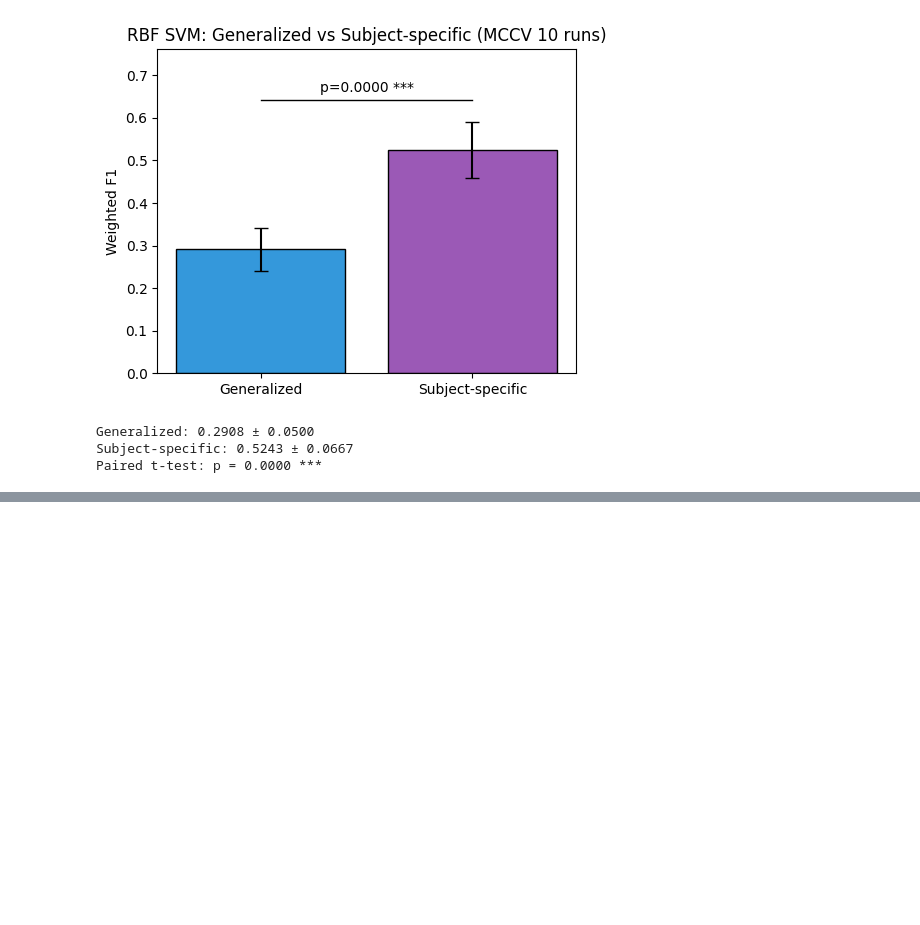
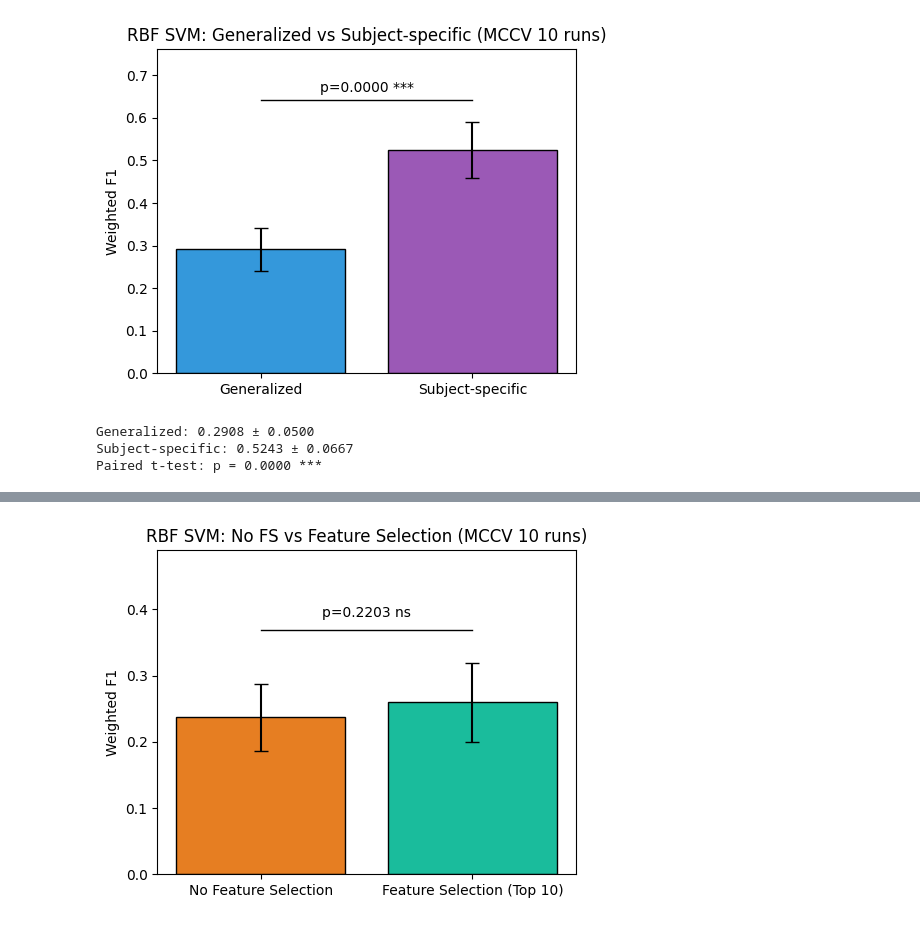
Before and after one commit to Spector3702/MuscleRecovery, a Jupyter notebook: rbf_svm.ipynb, the cells around one changed output, grey strips where cells are left out. Drawn from its saved outputs; the diff is of its cells as text; code cells hidden in the pictures; blank space fills up the shorter version.

Commit message:
feature selection for rbf svm

```diff
--- a/rbf_svm.ipynb
+++ b/rbf_svm.ipynb
@@ -333,0 +323,90 @@ Saved rbf_svm results to model_results/rbf_svm_results.json
+# %%
+# No Feature Selection vs Feature Selection: MCCV 10 runs
+# Use bands dataset for this comparison (same feature space as decision_tree ranking)
+df_bands = pd.read_csv("dataset_filtered_bands.csv")
+meta_cols_bands = ["user_id", "rest_int", "exp", "seq"]
+feature_cols_bands = [c for c in df_bands.columns if c not in meta_cols_bands]
+
+import json
+with open("model_results/decision_tree_band_ranking.json") as f:
+    rank_data = json.load(f)
+top10_features = [r["feature"] for r in rank_data["ranking"][:10]]
+print("Top 10 features:", top10_features)
+
+# Pipeline for bands (no PCA n_components grid needed for 21 vs 10 features)
+pipe_bands = Pipeline([
+    ("scaler", StandardScaler()),
+    ("pca", PCA(random_state=42)),
+    ("svc", SVC(kernel="rbf", random_state=42)),
+])
+param_bands = {
+    "pca__n_components": [2, 3, 4, 5, 10],
+    "svc__C": [0.1, 1, 10, 100],
+    "svc__gamma": ["scale", "auto"],
+}
+
+f1_no_fs, f1_with_fs = [], []
+for run, seed in enumerate(MCCV_SEEDS):
+    np.random.seed(seed)
+    shuffled_users = np.random.permutation(unique_users)
+    train_users = shuffled_users[:n_train_users]
+    test_users = shuffled_users[n_train_users:]
+    train_mask = df_bands["user_id"].isin(train_users)
+    test_mask = df_bands["user_id"].isin(test_users)
+    X_train = df_bands[train_mask][feature_cols_bands].values
+    y_train = df_bands[train_mask]["rest_int"].values
+    X_test = df_bands[test_mask][feature_cols_bands].values
+    y_test = df_bands[test_mask]["rest_int"].values
+
+    # No feature selection: all 21 bands
+    gs_all = GridSearchCV(pipe_bands, param_bands, cv=cv, scoring="f1_weighted", n_jobs=-1, verbose=0)
+    gs_all.fit(X_train, y_train)
+    f1_no_fs.append(f1_score(y_test, gs_all.best_estimator_.predict(X_test), average="weighted"))
+
+    # Feature selection: top 10 only
+    X_train_fs = df_bands[train_mask][top10_features].values
+    X_test_fs = df_bands[test_mask][top10_features].values
+    gs_fs = GridSearchCV(pipe_bands, param_bands, cv=cv, scoring="f1_weighted", n_jobs=-1, verbose=0)
+    gs_fs.fit(X_train_fs, y_train)
+    f1_with_fs.append(f1_score(y_test, gs_fs.best_estimator_.predict(X_test_fs), average="weighted"))
+
+# Paired t-test
+t_stat, p_val = stats.ttest_rel(f1_no_fs, f1_with_fs)
+sig = "***" if p_val < 0.001 else "**" if p_val < 0.01 else "*" if p_val < 0.05 else "ns"
+
+# Bar chart with significance
+fig, ax = plt.subplots(figsize=(5, 4))
+x = np.arange(2)
+means = [np.mean(f1_no_fs), np.mean(f1_with_fs)]
+stds = [np.std(f1_no_fs), np.std(f1_with_fs)]
+ax.bar(x, means, yerr=stds, capsize=5, color=["#e67e22", "#1abc9c"], edgecolor="black")
+ax.set_xticks(x)
+ax.set_xticklabels(["No Feature Selection", "Feature Selection (Top 10)"])
+ax.set_ylabel("Weighted F1")
+ax.set_title("RBF SVM: No FS vs Feature Selection (MCCV 10 runs)")
+ymax = max(means) + max(stds) + 0.05
+ax.plot([0, 1], [ymax, ymax], "k-", lw=1)
+ax.text(0.5, ymax + 0.02, f"p={p_val:.4f} {sig}", ha="center", fontsize=10)
+ax.set_ylim(0, ymax + 0.12)
+plt.tight_layout()
+plt.show()
+print(f"No feature selection: {np.mean(f1_no_fs):.4f} ± {np.std(f1_no_fs):.4f}")
+print(f"Feature selection (top 10): {np.mean(f1_with_fs):.4f} ± {np.std(f1_with_fs):.4f}")
+print(f"Paired t-test: p = {p_val:.4f} {sig}")
+
+# Update results file with feature selection comparison
+import os
+os.makedirs("model_results", exist_ok=True)
+results = {
+    "model": "rbf_svm",
+    "f1_with_pca": [float(x) for x in f1_with_pca],
+    "f1_no_pca": [float(x) for x in f1_no_pca],
+    "f1_generalized": [float(x) for x in f1_generalized],
+    "f1_subject_specific": [float(x) for x in f1_subject_specific],
+    "f1_no_feature_selection": [float(x) for x in f1_no_fs],
+    "f1_with_feature_selection": [float(x) for x in f1_with_fs],
+}
+with open("model_results/rbf_svm_results.json", "w") as f:
+    json.dump(results, f, indent=2)
+print("Saved rbf_svm results to model_results/rbf_svm_results.json")
+# %% [output]
@@ -333,0 +414 @@ Saved rbf_svm results to model_results/rbf_svm_results.json
+[figure, added]
```
Also changed, not shown: parts of 3 cells of this notebook, 1 other file.
